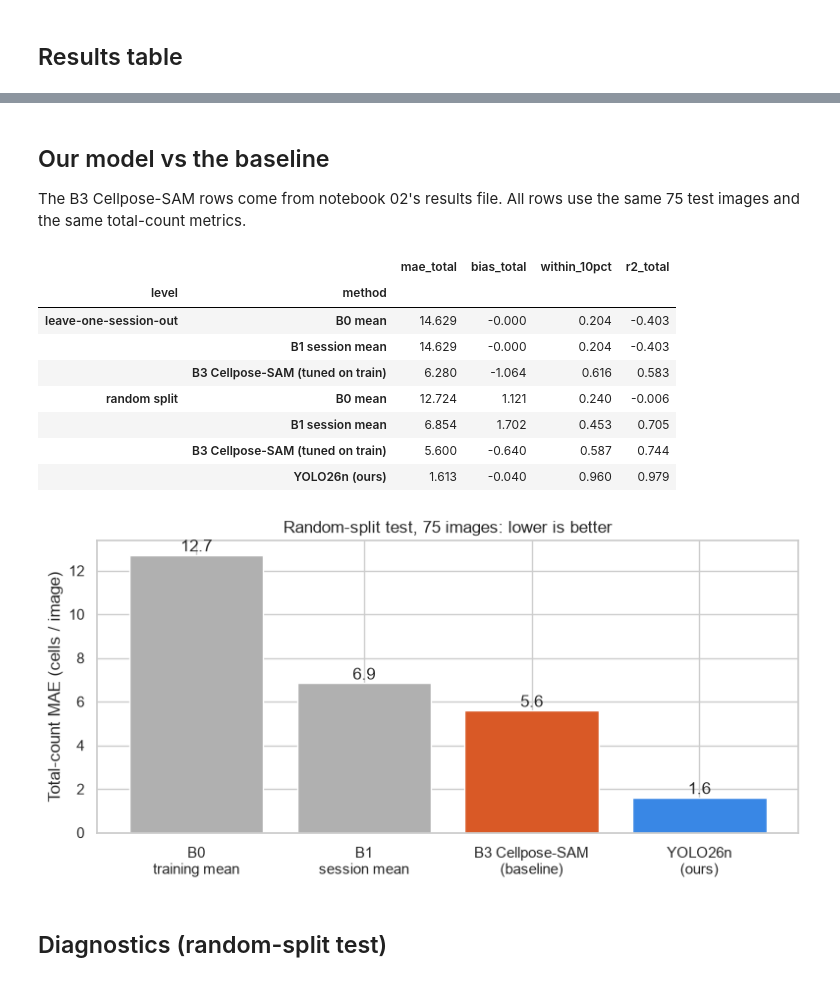
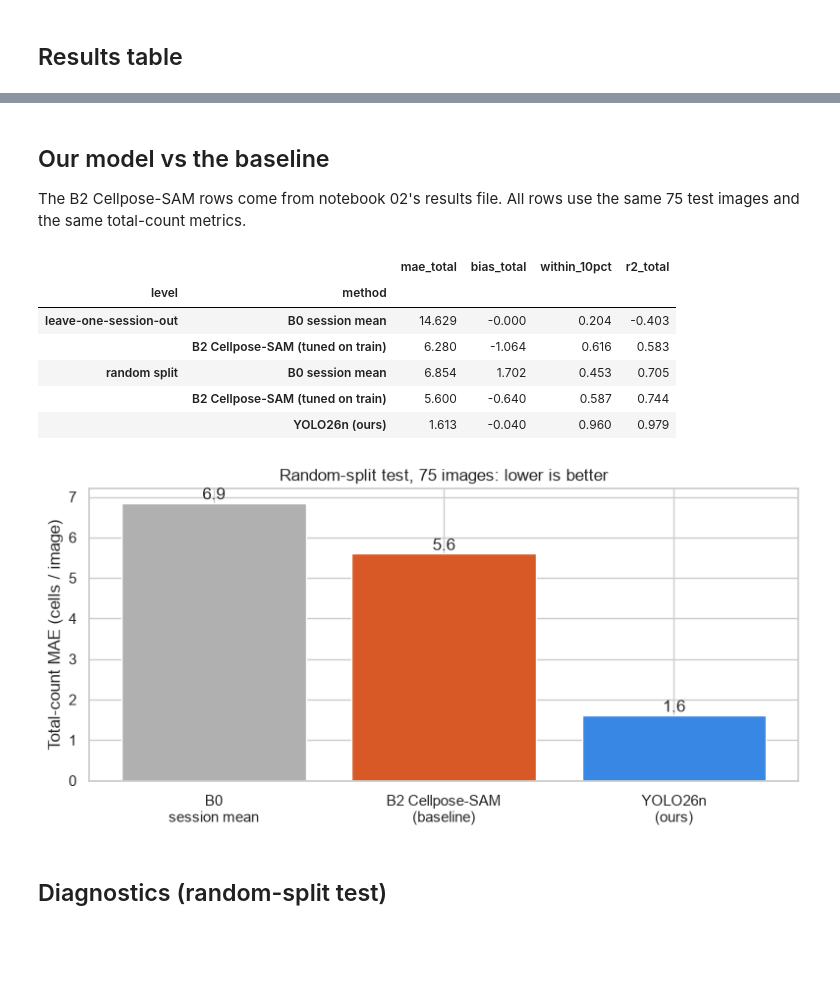
Before and after one commit to DingshanDeng/automated-counting, a Jupyter notebook: notebooks/04_yolo_performance.ipynb, the cells around one changed output, grey strips where cells are left out. Drawn from its saved outputs; the diff is of its cells as text; code cells hidden in the pictures; blank space fills up the shorter version.

Commit message:
update readme, src file, and reran the notebook to check consistency, update the notes

```diff
--- a/notebooks/04_yolo_performance.ipynb
+++ b/notebooks/04_yolo_performance.ipynb
@@ -181,37 +176,35 @@ summary.round(3)
 # %% [markdown]
 ## Our model vs the baseline
 
-The B3 Cellpose-SAM rows come from notebook 02's results file. All rows use the same 75 test images and the same total-count metrics.
+The B2 Cellpose-SAM rows come from notebook 02's results file. All rows use the same 75 test images and the same total-count metrics.
 # %%
-b3 = pd.read_csv(paths.outputs / "results" / "baseline_cellpose.csv")
-b3 = b3[b3["method"].str.startswith("B3") & b3["fold"].isin(["test", "pooled"])]
+base = pd.read_csv(paths.outputs / "results" / "baseline_cellpose.csv")
+base = base[base["method"].str.startswith("B2") & base["fold"].isin(["test", "pooled"])]
 cmp_cols = ["mae_total", "bias_total", "within_10pct", "r2_total"]
-compare = (pd.concat([res[res["fold"].isin(["test", "pooled"])], b3])
+compare = (pd.concat([res[res["fold"].isin(["test", "pooled"])], base])
            .set_index(["level", "method"])[cmp_cols].sort_index())
 compare.round(3)
 # %% [output]
 |  |  | mae_total | bias_total | within_10pct | r2_total |
 | level | method |  |  |  |  |
-| leave-one-session-out | B0 mean | 14.629 | -0.000 | 0.204 | -0.403 |
-|  | B1 session mean | 14.629 | -0.000 | 0.204 | -0.403 |
-|  | B3 Cellpose-SAM (tuned on train) | 6.280 | -1.064 | 0.616 | 0.583 |
-| random split | B0 mean | 12.724 | 1.121 | 0.240 | -0.006 |
-|  | B1 session mean | 6.854 | 1.702 | 0.453 | 0.705 |
-|  | B3 Cellpose-SAM (tuned on train) | 5.600 | -0.640 | 0.587 | 0.744 |
+| leave-one-session-out | B0 session mean | 14.629 | -0.000 | 0.204 | -0.403 |
+|  | B2 Cellpose-SAM (tuned on train) | 6.280 | -1.064 | 0.616 | 0.583 |
+| random split | B0 session mean | 6.854 | 1.702 | 0.453 | 0.705 |
+|  | B2 Cellpose-SAM (tuned on train) | 5.600 | -0.640 | 0.587 | 0.744 |
 |  | YOLO26n (ours) | 1.613 | -0.040 | 0.960 | 0.979 |
 # %%
 rs = compare.loc["random split"]
-order = ["B0 mean", "B1 session mean", rs.index[rs.index.str.startswith("B3")][0], "YOLO26n (ours)"]
+order = ["B0 session mean", rs.index[rs.index.str.startswith("B2")][0], "YOLO26n (ours)"]
 fig, ax = plt.subplots(figsize=(8, 4))
 vals = rs.loc[order, "mae_total"]
-bars = ax.bar(["B0\ntraining mean", "B1\nsession mean", "B3 Cellpose-SAM\n(baseline)", "YOLO26n\n(ours)"], vals,
-              color=["#b0b0b0", "#b0b0b0", "#d95926", "#3987e5"])
+bars = ax.bar(["B0\nsession mean", "B2 Cellpose-SAM\n(baseline)", "YOLO26n\n(ours)"], vals,
+              color=["#b0b0b0", "#d95926", "#3987e5"])
 ax.bar_label(bars, fmt="%.1f")
 ax.set(ylabel="Total-count MAE (cells / image)", title="Random-split test, 75 images: lower is better")
 fig.tight_layout()
 fig.savefig(FIG / "00_mae_vs_baseline.png", dpi=150)
 # %% [output]
-[figure, old version]
+[figure, new version]
 # %% [markdown]
 ## Diagnostics (random-split test)
 # %%
```
Also changed, not shown: parts of 10 cells of this notebook, 10 other files.
